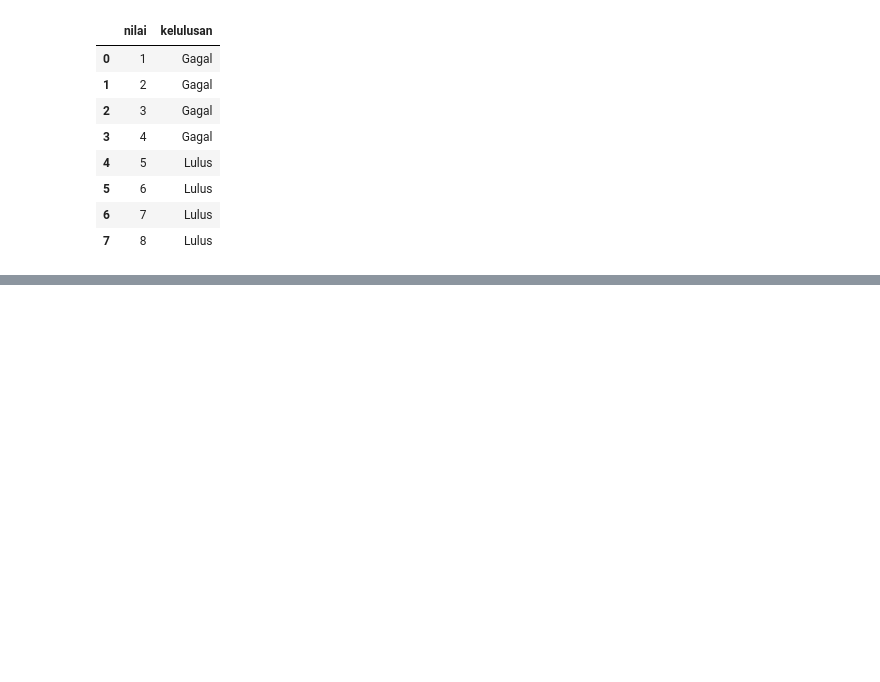
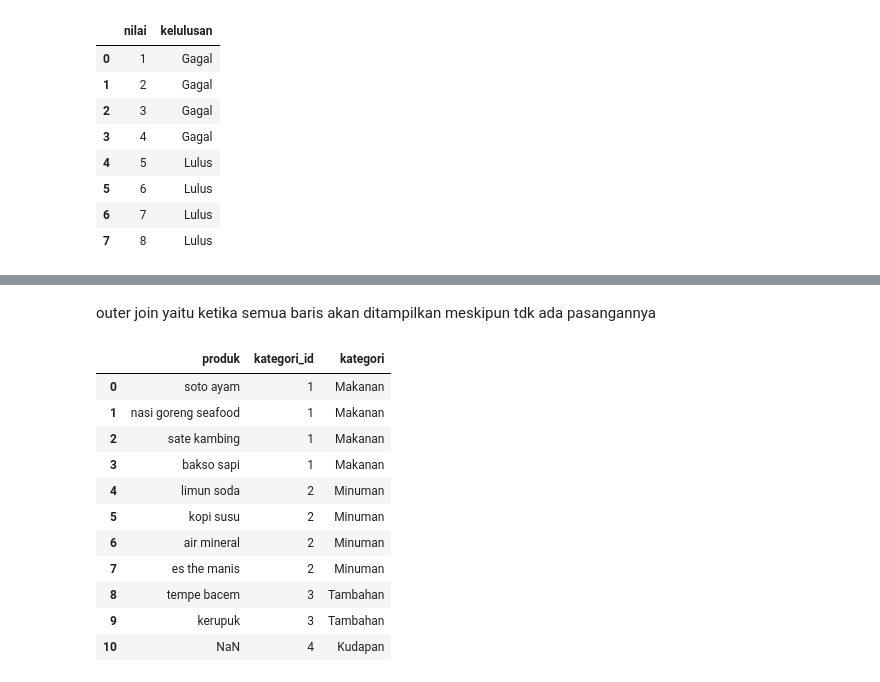
Before and after one commit to yudhaputraa/Machine_Learning, a Jupyter notebook: belajar_pandas.ipynb, the cells around one changed output, grey strips where cells are left out. Drawn from its saved outputs; the diff is of its cells as text; code cells hidden in the pictures; blank space fills up the shorter version.

Commit message:
join

```diff
--- a/belajar_pandas.ipynb
+++ b/belajar_pandas.ipynb
@@ -302,0 +322,4 @@ masuk ke memory komputer yg tersedia.
+# %%
+df_kategori = pd.read_csv('kategori.csv', names=['kategori_id','kategori'], index_col=['kategori_id'])
+# %%
+df_menu = pd.read_csv('menu.csv', names=['produk','kategori_id'])
@@ -302,0 +343,19 @@ masuk ke memory komputer yg tersedia.
+# %% [markdown]
+outer join
+yaitu  ketika semua baris akan  ditampilkan  meskipun tdk ada pasangannya
+# %%
+df_join = pd.merge(df_menu, df_kategori, on='kategori_id', how='outer')
+df_join
+# %% [output]
+|  | produk | kategori_id | kategori |
+| 0 | soto ayam | 1 | Makanan |
+| 1 | nasi goreng seafood | 1 | Makanan |
+| 2 | sate kambing | 1 | Makanan |
+| 3 | bakso sapi | 1 | Makanan |
+| 4 | limun soda | 2 | Minuman |
+| 5 | kopi susu | 2 | Minuman |
+| 6 | air mineral | 2 | Minuman |
+| 7 | es the manis | 2 | Minuman |
+| 8 | tempe bacem | 3 | Tambahan |
+| 9 | kerupuk | 3 | Tambahan |
+| 10 | NaN | 4 | Kudapan |
```
Also changed, not shown: parts of 3 cells of this notebook, 2 other files.
